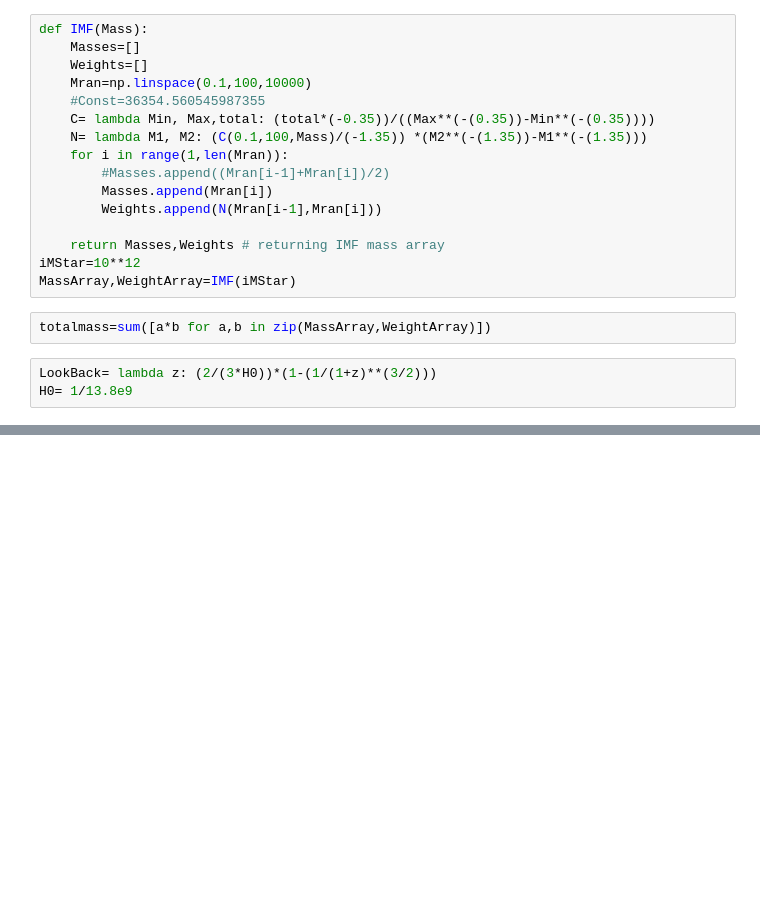
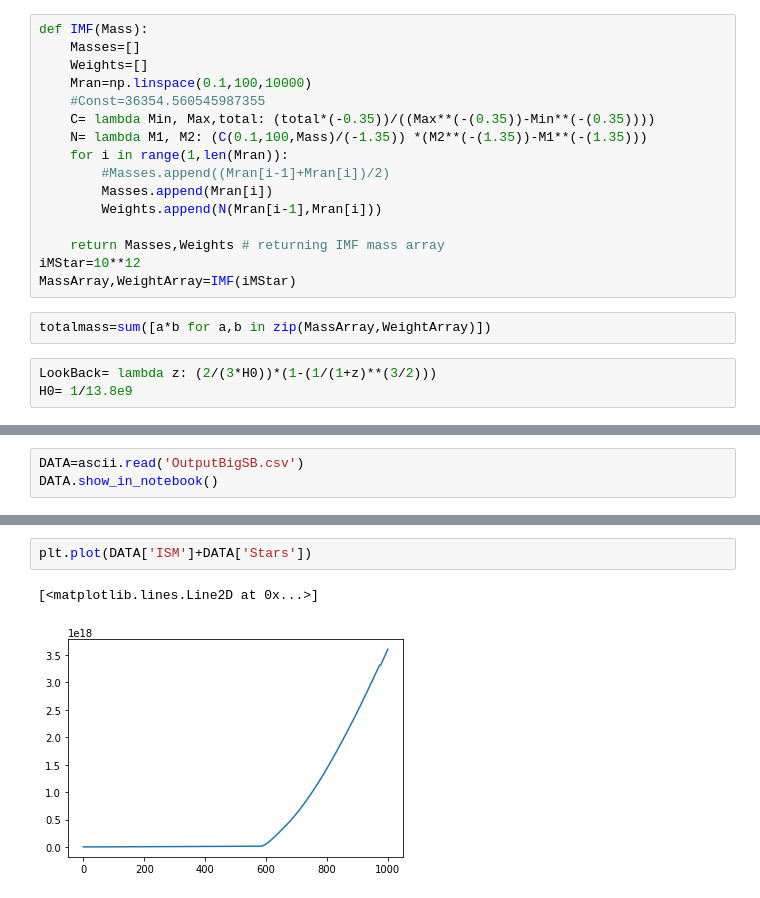
Before and after one commit to KKamp2015/Astro2Project, a Jupyter notebook: Checking.ipynb, the cells around one changed output, grey strips where cells are left out. Saved outputs shown, nothing was run; the diff lists cells and outputs as text; blank space fills up the shorter version.

```diff
--- a/Checking.ipynb
+++ b/Checking.ipynb
@@ -98,0 +98,3 @@ plt.plot(Time1-Time)
+# %%
+DATA=ascii.read('OutputBigSB.csv')
+DATA.show_in_notebook()
@@ -98,0 +120,5 @@ plt.plot(Time1-Time)
+# %%
+plt.plot(DATA['ISM']+DATA['Stars'])
+# %% [output]
+[<matplotlib.lines.Line2D at 0x...>]
+[figure, added]
```
Also changed, not shown: parts of 6 cells of this notebook, 1 other file.
